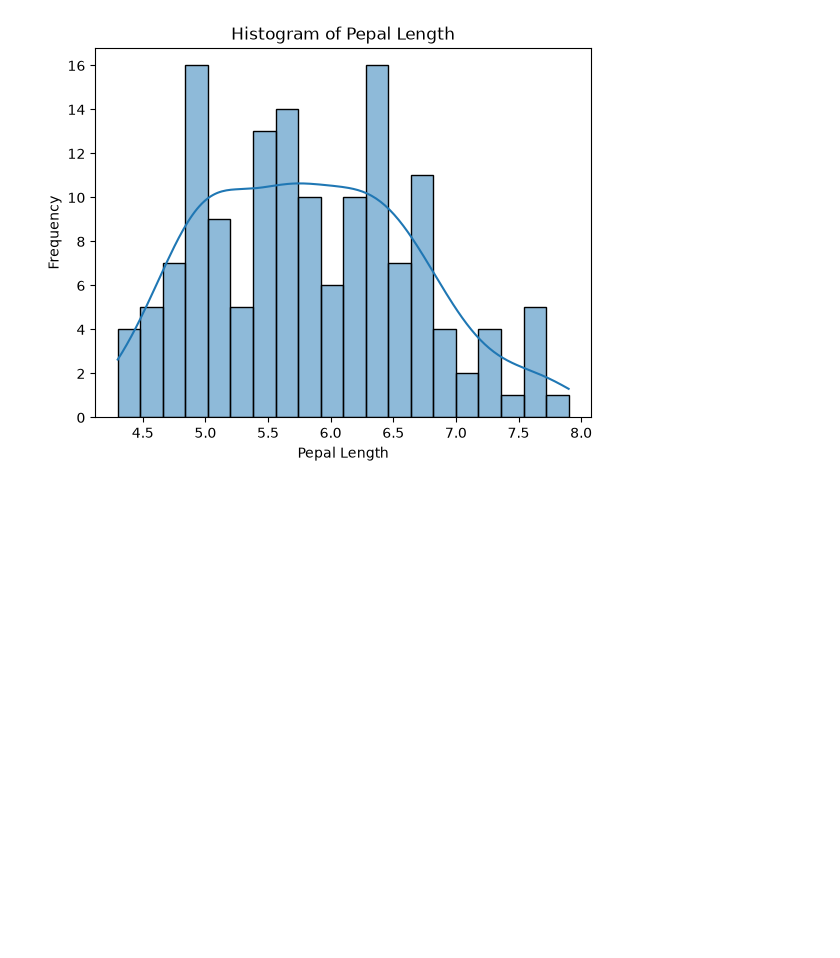
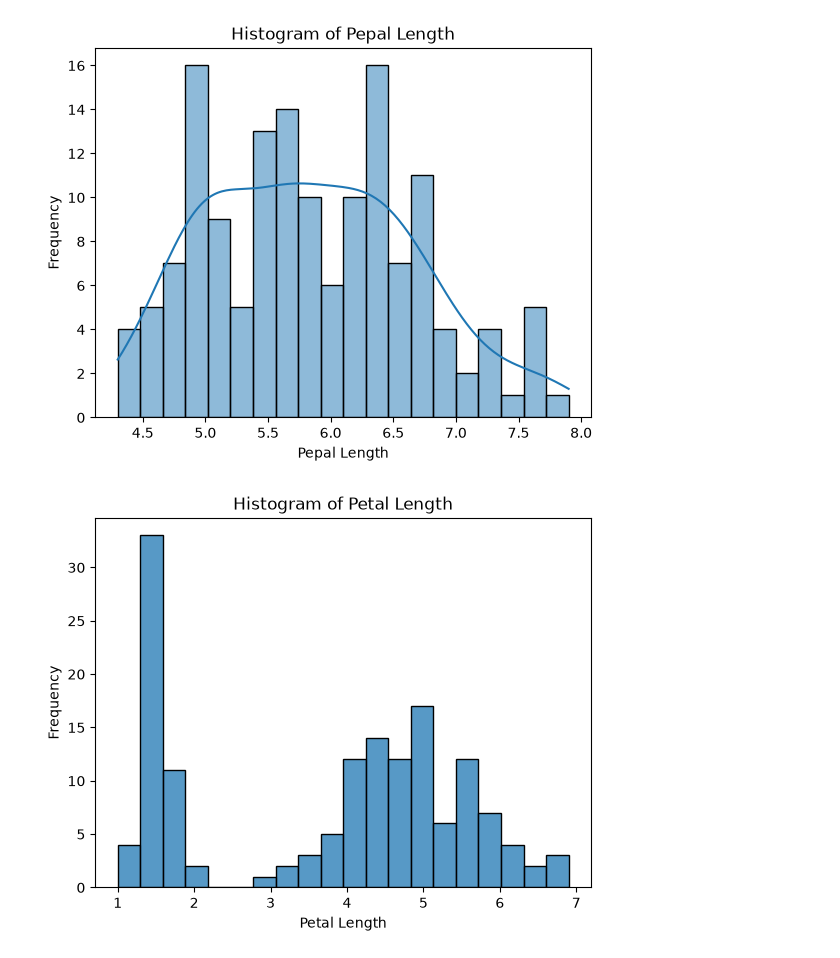
Before and after one commit to Svitlana937/assessment-submission, a Jupyter notebook: problems.ipynb, the cells around one changed output. Cells and saved outputs as stored; diff of their text form; code cells hidden in the pictures; blank space fills up the shorter version.

Commit message:
Plotting histgram of petal len column

```diff
--- a/problems.ipynb
+++ b/problems.ipynb
@@ -25,3 +25,11 @@ plt.ylabel('Frequency')
 plt.show()
 # %% [output]
 [figure]
+# %%
+sns.histplot(data=iris_df, x='petal_length', bins=20)
+plt.title('Histogram of Petal Length')
+plt.xlabel('Petal Length')
+plt.ylabel('Frequency')
+plt.show()
+# %% [output]
+[figure, added]
```
